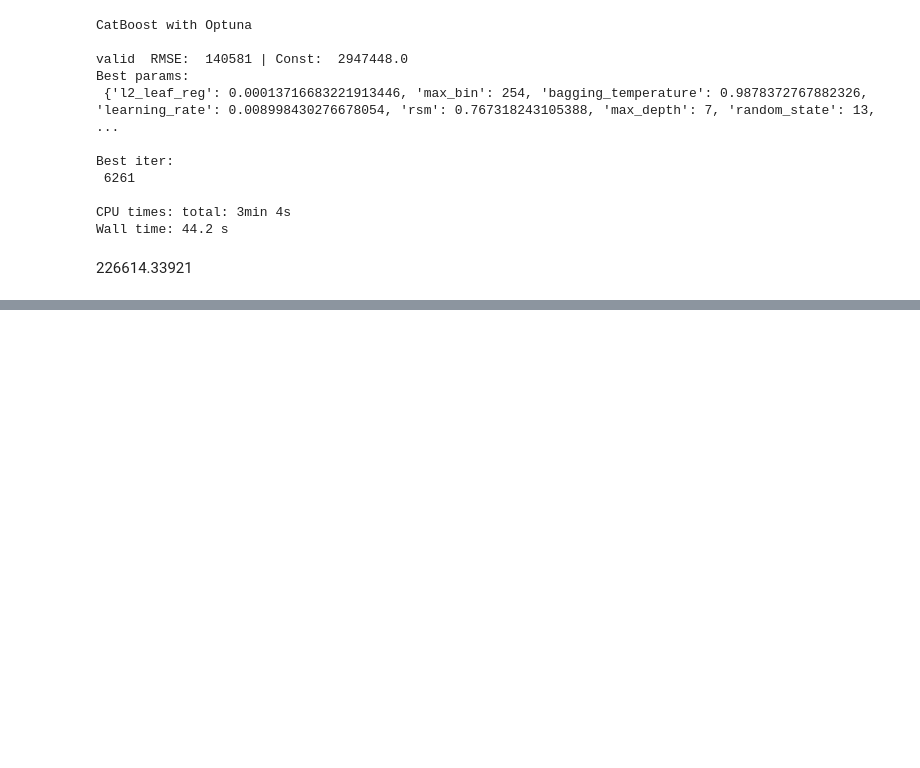
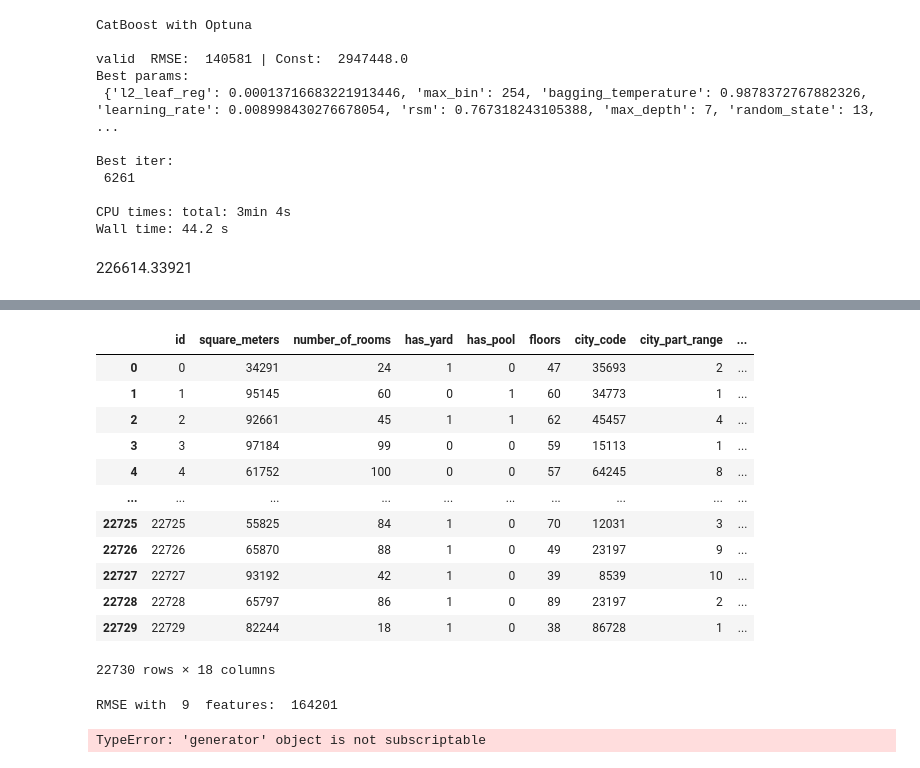
Before and after one commit to keedach/Kaggle, a Jupyter notebook: playground_series_3_6/playground_series_3_6.ipynb, the cells around one changed output, grey strips where cells are left out. Drawn from its saved outputs; the diff is of its cells as text; code cells hidden in the pictures; blank space fills up the shorter version.

```diff
--- a/playground_series_3_6/playground_series_3_6.ipynb
+++ b/playground_series_3_6/playground_series_3_6.ipynb
@@ -2354,0 +2363,16 @@ submission_optuna.to_csv('submission-optuna.csv', index=False)
+# %%
+train
+# %% [output]
+|  | id | square_meters | number_of_rooms | has_yard | has_pool | floors | city_code | city_part_range | ... |
+| 0 | 0 | 34291 | 24 | 1 | 0 | 47 | 35693 | 2 | ... |
+| 1 | 1 | 95145 | 60 | 0 | 1 | 60 | 34773 | 1 | ... |
+| 2 | 2 | 92661 | 45 | 1 | 1 | 62 | 45457 | 4 | ... |
+| 3 | 3 | 97184 | 99 | 0 | 0 | 59 | 15113 | 1 | ... |
+| 4 | 4 | 61752 | 100 | 0 | 0 | 57 | 64245 | 8 | ... |
+| ... | ... | ... | ... | ... | ... | ... | ... | ... | ... |
+| 22725 | 22725 | 55825 | 84 | 1 | 0 | 70 | 12031 | 3 | ... |
+| 22726 | 22726 | 65870 | 88 | 1 | 0 | 49 | 23197 | 9 | ... |
+| 22727 | 22727 | 93192 | 42 | 1 | 0 | 39 | 8539 | 10 | ... |
+| 22728 | 22728 | 65797 | 86 | 1 | 0 | 89 | 23197 | 2 | ... |
+| 22729 | 22729 | 82244 | 18 | 1 | 0 | 38 | 86728 | 1 | ... |
+22730 rows × 18 columns
@@ -2354,0 +2390,28 @@ submission_optuna.to_csv('submission-optuna.csv', index=False)
+# %%
+X_train, X_valid, y_train, y_valid = \
+    dataset['train'][0].drop('price', axis=1), \
+    dataset['train'][1].drop('price', axis=1), \
+    dataset['train'][0]['price'], \
+    dataset['train'][1]['price']
+
+X_train = X_train.loc[:, continuous_features]
+X_valid = X_valid.loc[:, continuous_features]
+
+model = CatBoostRegressor(random_seed=13)
+model.fit(
+    X=X_train,
+    y=y_train,
+    eval_set=(X_valid, y_valid),
+    verbose=False)
+
+rmse = round(np.sqrt(
+    mean_squared_error(y_valid, model.predict(data=X_valid))
+    ))
+
+print('RMSE with ', len(continuous_features), ' features: ', rmse)
+# %% [output]
+RMSE with  9  features:  164201
+# %%
+train.iteritems()
+# %% [output]
+TypeError: 'generator' object is not subscriptable
```
Also changed, not shown: parts of 4 cells of this notebook.
